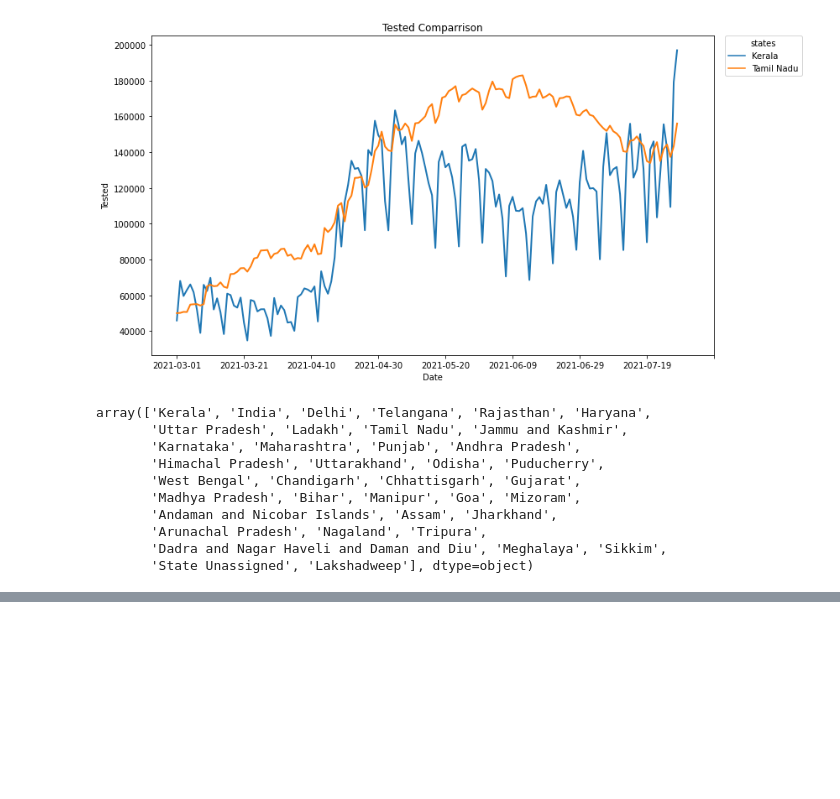
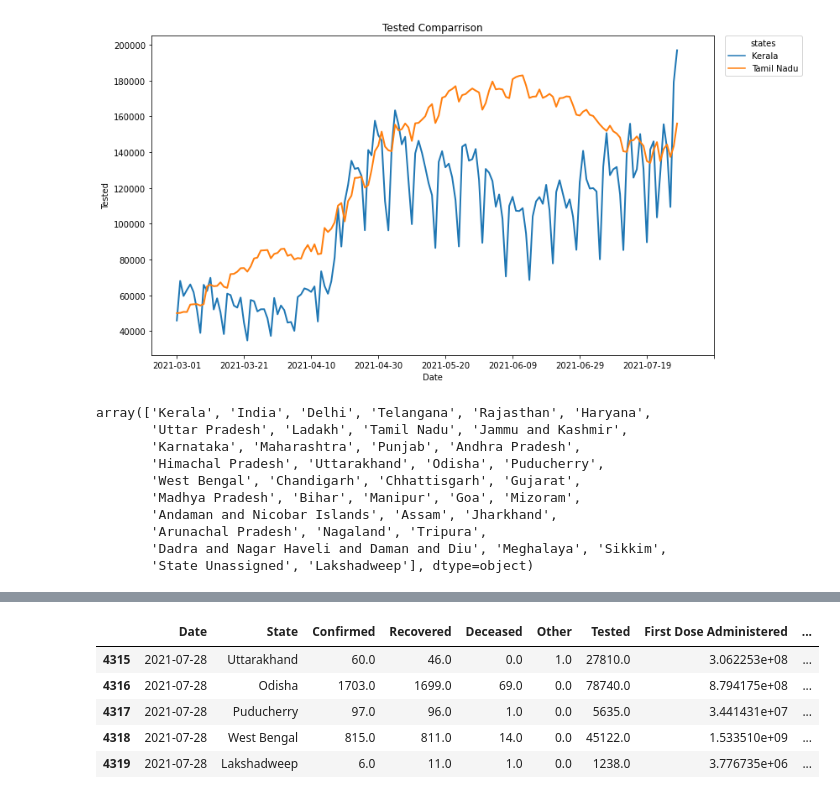
Before and after one commit to theDataQuad/covidWebapp, a Jupyter notebook: covid_Data_EDA.ipynb, the cells around one changed output, grey strips where cells are left out. Cells and saved outputs as stored; diff of their text form; code cells hidden in the pictures; blank space fills up the shorter version.

```diff
--- a/covid_Data_EDA.ipynb
+++ b/covid_Data_EDA.ipynb
@@ -433,0 +420,9 @@ pop
+# %%
+final.tail()
+# %% [output]
+|  | Date | State | Confirmed | Recovered | Deceased | Other | Tested | First Dose Administered | ... |
+| 4315 | 2021-07-28 | Uttarakhand | 60.0 | 46.0 | 0.0 | 1.0 | 27810.0 | 3.062253e+08 | ... |
+| 4316 | 2021-07-28 | Odisha | 1703.0 | 1699.0 | 69.0 | 0.0 | 78740.0 | 8.794175e+08 | ... |
+| 4317 | 2021-07-28 | Puducherry | 97.0 | 96.0 | 1.0 | 0.0 | 5635.0 | 3.441431e+07 | ... |
+| 4318 | 2021-07-28 | West Bengal | 815.0 | 811.0 | 14.0 | 0.0 | 45122.0 | 1.533510e+09 | ... |
+| 4319 | 2021-07-28 | Lakshadweep | 6.0 | 11.0 | 1.0 | 0.0 | 1238.0 | 3.776735e+06 | ... |
```
Also changed, not shown: parts of 22 cells of this notebook, 2 other files.
